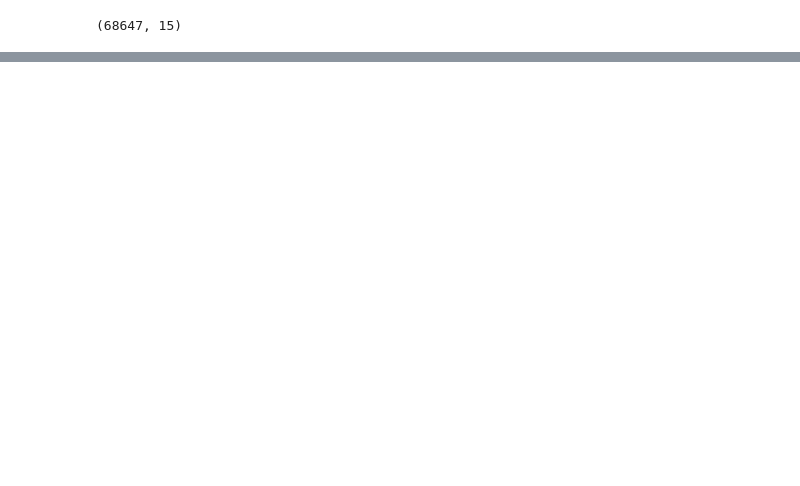
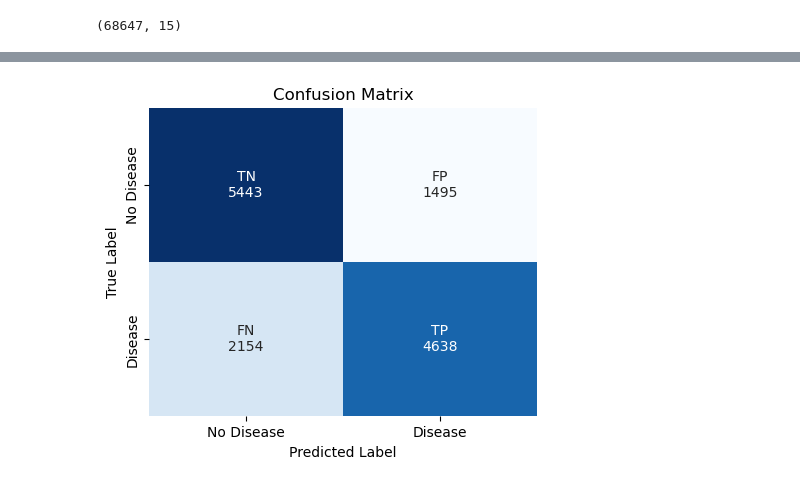
Before and after one commit to AndresAlmozara/heart-failure-prediction, a Jupyter notebook: notebooks/02_modeling.ipynb, the cells around one changed output, grey strips where cells are left out. Drawn from its saved outputs; the diff is of its cells as text; code cells hidden in the pictures; blank space fills up the shorter version.

```diff
--- a/notebooks/02_modeling.ipynb
+++ b/notebooks/02_modeling.ipynb
@@ -312,0 +757,13 @@ df.shape
+# %%
+random_search = RandomizedSearchCV(
+    estimator=gb_model,
+    param_distributions=param_dist,
+    n_iter=50,
+    scoring="roc_auc",
+    cv=5,
+    verbose=1,
+    random_state=42,
+    n_jobs=-1,
+)
+# %%
+random_search.fit(X_train, y_train)
@@ -312,0 +842,3 @@ df.shape
+# %%
+# Fit final model
+gb_model.fit(X_train, y_train)
@@ -312,0 +902,29 @@ df.shape
+# %%
+y_pred = gb_model.predict(X_test)
+# %%
+cm = confusion_matrix(y_test, y_pred)
+
+labels = np.array([
+    ["TN\n{}".format(cm[0,0]), "FP\n{}".format(cm[0,1])],
+    ["FN\n{}".format(cm[1,0]), "TP\n{}".format(cm[1,1])]
+])
+
+plt.figure(figsize=(5,4))
+
+sns.heatmap(
+    cm,
+    annot=labels,
+    fmt="",
+    cmap="Blues",
+    xticklabels=["No Disease", "Disease"],
+    yticklabels=["No Disease", "Disease"],
+    cbar=False
+)
+
+plt.xlabel("Predicted Label")
+plt.ylabel("True Label")
+plt.title("Confusion Matrix")
+
+plt.show()
+# %% [output]
+[figure, added]
```
Also changed, not shown: parts of 104 cells of this notebook, 2 other files.
